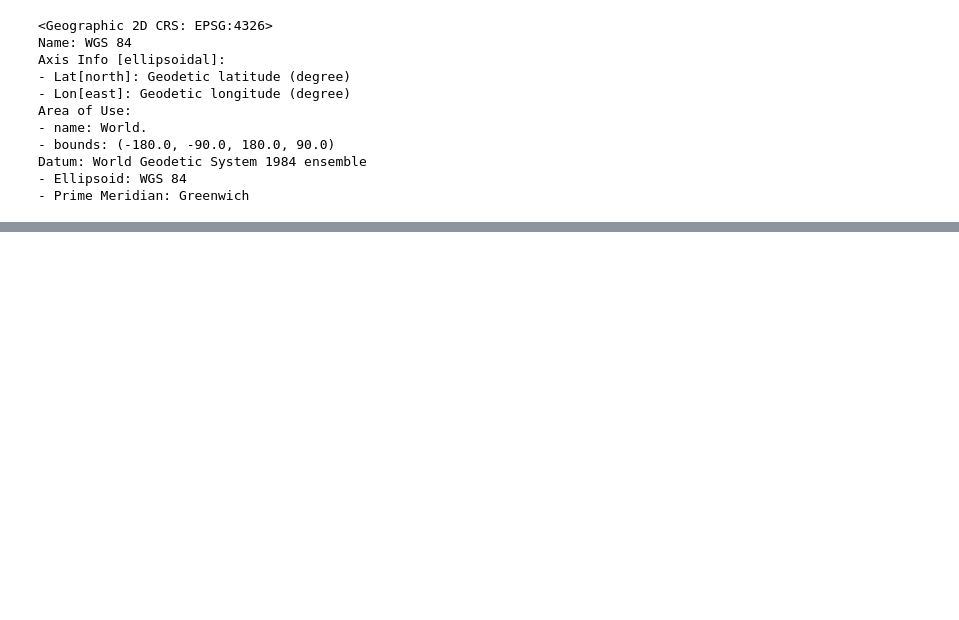
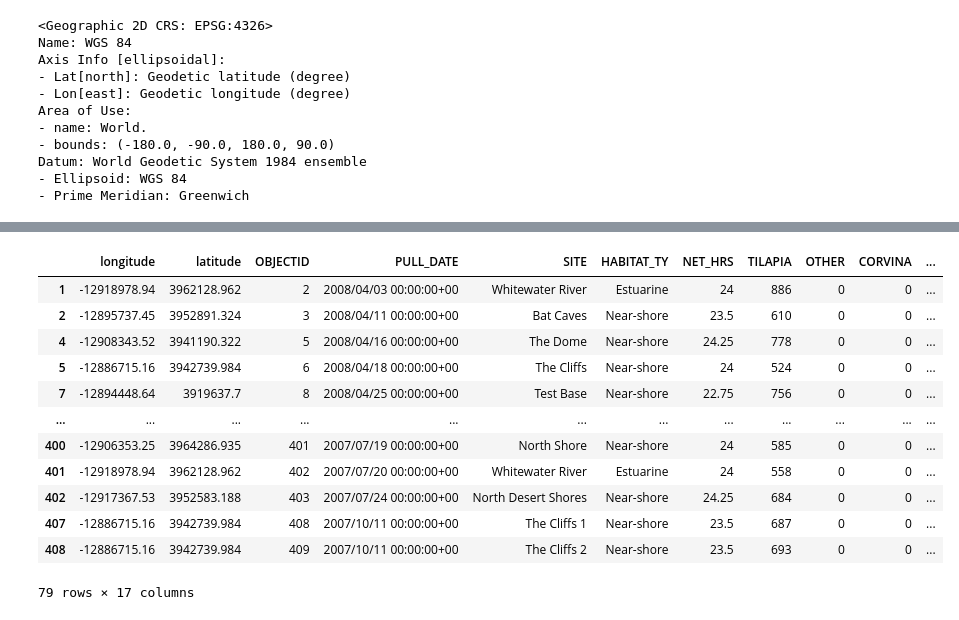
Before and after one commit to tiffanyzrivera/UP211-Tiffany, a Jupyter notebook: Week 2/Week2_DataExploration.ipynb, the cells around one changed output, grey strips where cells are left out. Drawn from its saved outputs; the diff is of its cells as text; code cells hidden in the pictures; blank space fills up the shorter version.

```diff
--- a/Week 2/Week2_DataExploration.ipynb
+++ b/Week 2/Week2_DataExploration.ipynb
@@ -96,0 +108,16 @@ Datum: World Geodetic System 1984 ensemble
+# %%
+fish.query("TILAPIA > '500'")
+# %% [output]
+|  | longitude | latitude | OBJECTID | PULL_DATE | SITE | HABITAT_TY | NET_HRS | TILAPIA | OTHER | CORVINA | ... |
+| 1 | -12918978.94 | 3962128.962 | 2 | 2008/04/03 00:00:00+00 | Whitewater River | Estuarine | 24 | 886 | 0 | 0 | ... |
+| 2 | -12895737.45 | 3952891.324 | 3 | 2008/04/11 00:00:00+00 | Bat Caves | Near-shore | 23.5 | 610 | 0 | 0 | ... |
+| 4 | -12908343.52 | 3941190.322 | 5 | 2008/04/16 00:00:00+00 | The Dome | Near-shore | 24.25 | 778 | 0 | 0 | ... |
+| 5 | -12886715.16 | 3942739.984 | 6 | 2008/04/18 00:00:00+00 | The Cliffs | Near-shore | 24 | 524 | 0 | 0 | ... |
+| 7 | -12894448.64 | 3919637.7 | 8 | 2008/04/25 00:00:00+00 | Test Base | Near-shore | 22.75 | 756 | 0 | 0 | ... |
+| ... | ... | ... | ... | ... | ... | ... | ... | ... | ... | ... | ... |
+| 400 | -12906353.25 | 3964286.935 | 401 | 2007/07/19 00:00:00+00 | North Shore | Near-shore | 24 | 585 | 0 | 0 | ... |
+| 401 | -12918978.94 | 3962128.962 | 402 | 2007/07/20 00:00:00+00 | Whitewater River | Estuarine | 24 | 558 | 0 | 0 | ... |
+| 402 | -12917367.53 | 3952583.188 | 403 | 2007/07/24 00:00:00+00 | North Desert Shores | Near-shore | 24.25 | 684 | 0 | 0 | ... |
+| 407 | -12886715.16 | 3942739.984 | 408 | 2007/10/11 00:00:00+00 | The Cliffs 1 | Near-shore | 23.5 | 687 | 0 | 0 | ... |
+| 408 | -12886715.16 | 3942739.984 | 409 | 2007/10/11 00:00:00+00 | The Cliffs 2 | Near-shore | 23.5 | 693 | 0 | 0 | ... |
+79 rows × 17 columns
```
Also changed, not shown: parts of 12 cells of this notebook.
